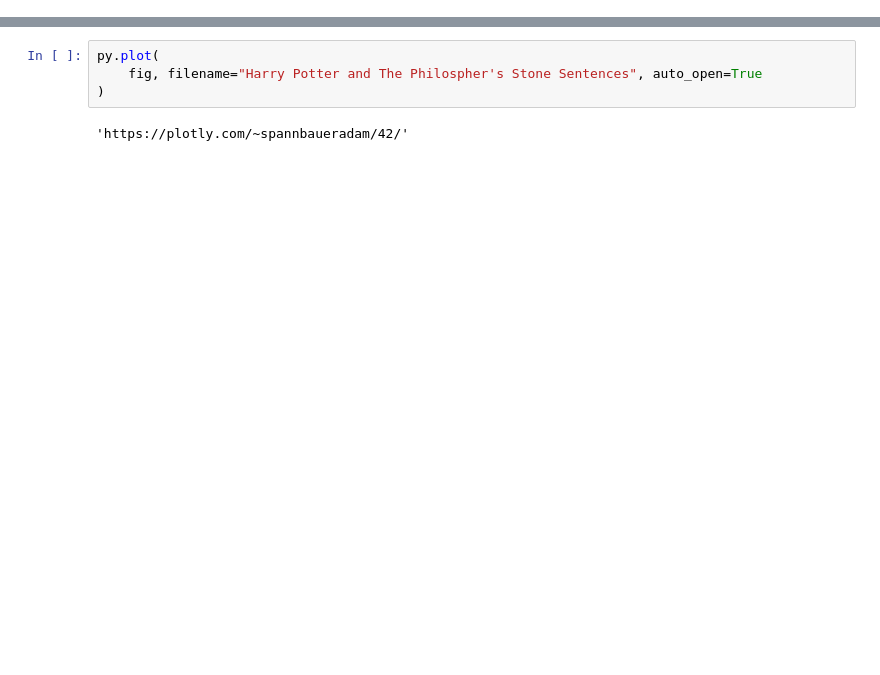
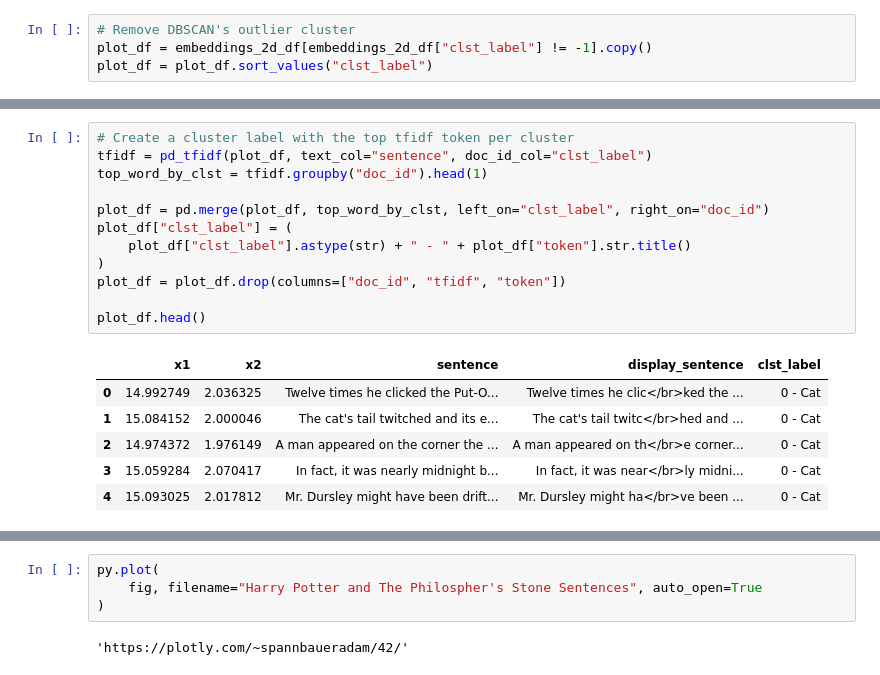
Before and after one commit to AdamSpannbauer/nlhp, a Jupyter notebook: viz_2d_scatter.ipynb, the cells around one changed output, grey strips where cells are left out. Saved outputs shown, nothing was run; the diff lists cells and outputs as text; blank space fills up the shorter version.

```diff
--- a/viz_2d_scatter.ipynb
+++ b/viz_2d_scatter.ipynb
@@ -151 +226,5 @@ embeddings_2d_df.head()
 [interactive output not drawn]
+# %%
+# Remove DBSCAN's outlier cluster
+plot_df = embeddings_2d_df[embeddings_2d_df["clst_label"] != -1].copy()
+plot_df = plot_df.sort_values("clst_label")
@@ -151,0 +233,19 @@ embeddings_2d_df.head()
+# %%
+# Create a cluster label with the top tfidf token per cluster
+tfidf = pd_tfidf(plot_df, text_col="sentence", doc_id_col="clst_label")
+top_word_by_clst = tfidf.groupby("doc_id").head(1)
+
+plot_df = pd.merge(plot_df, top_word_by_clst, left_on="clst_label", right_on="doc_id")
+plot_df["clst_label"] = (
+    plot_df["clst_label"].astype(str) + " - " + plot_df["token"].str.title()
+)
+plot_df = plot_df.drop(columns=["doc_id", "tfidf", "token"])
+
+plot_df.head()
+# %% [output]
+|  | x1 | x2 | sentence | display_sentence | clst_label |
+| 0 | 14.992749 | 2.036325 | Twelve times he clicked the Put-O... | Twelve times he clic</br>ked the ... | 0 - Cat |
+| 1 | 15.084152 | 2.000046 | The cat's tail twitched and its e... | The cat's tail twitc</br>hed and ... | 0 - Cat |
+| 2 | 14.974372 | 1.976149 | A man appeared on the corner the ... | A man appeared on th</br>e corner... | 0 - Cat |
+| 3 | 15.059284 | 2.070417 | In fact, it was nearly midnight b... | In fact, it was near</br>ly midni... | 0 - Cat |
+| 4 | 15.093025 | 2.017812 | Mr. Dursley might have been drift... | Mr. Dursley might ha</br>ve been ... | 0 - Cat |
```
Also changed, not shown: parts of 8 cells of this notebook.
